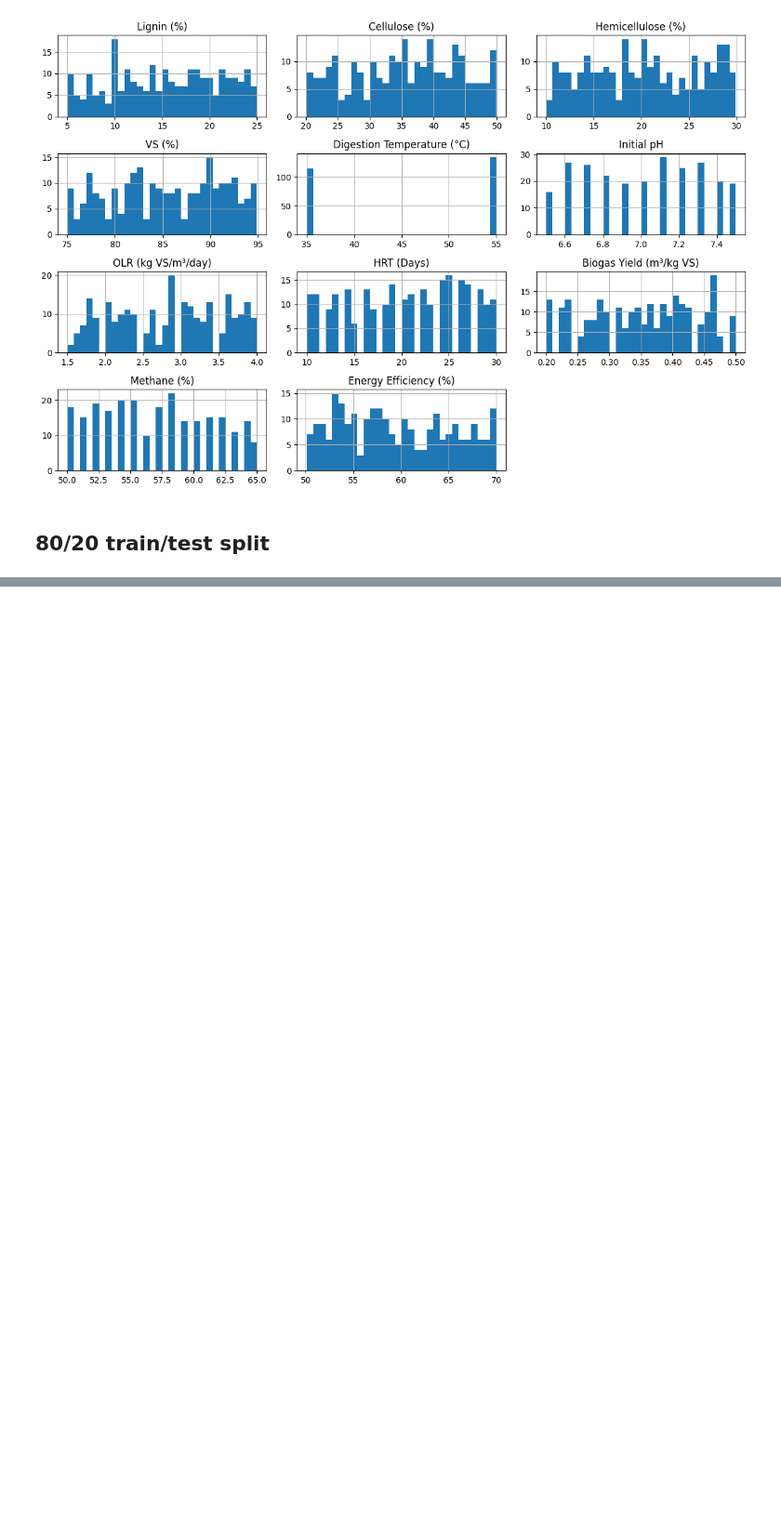
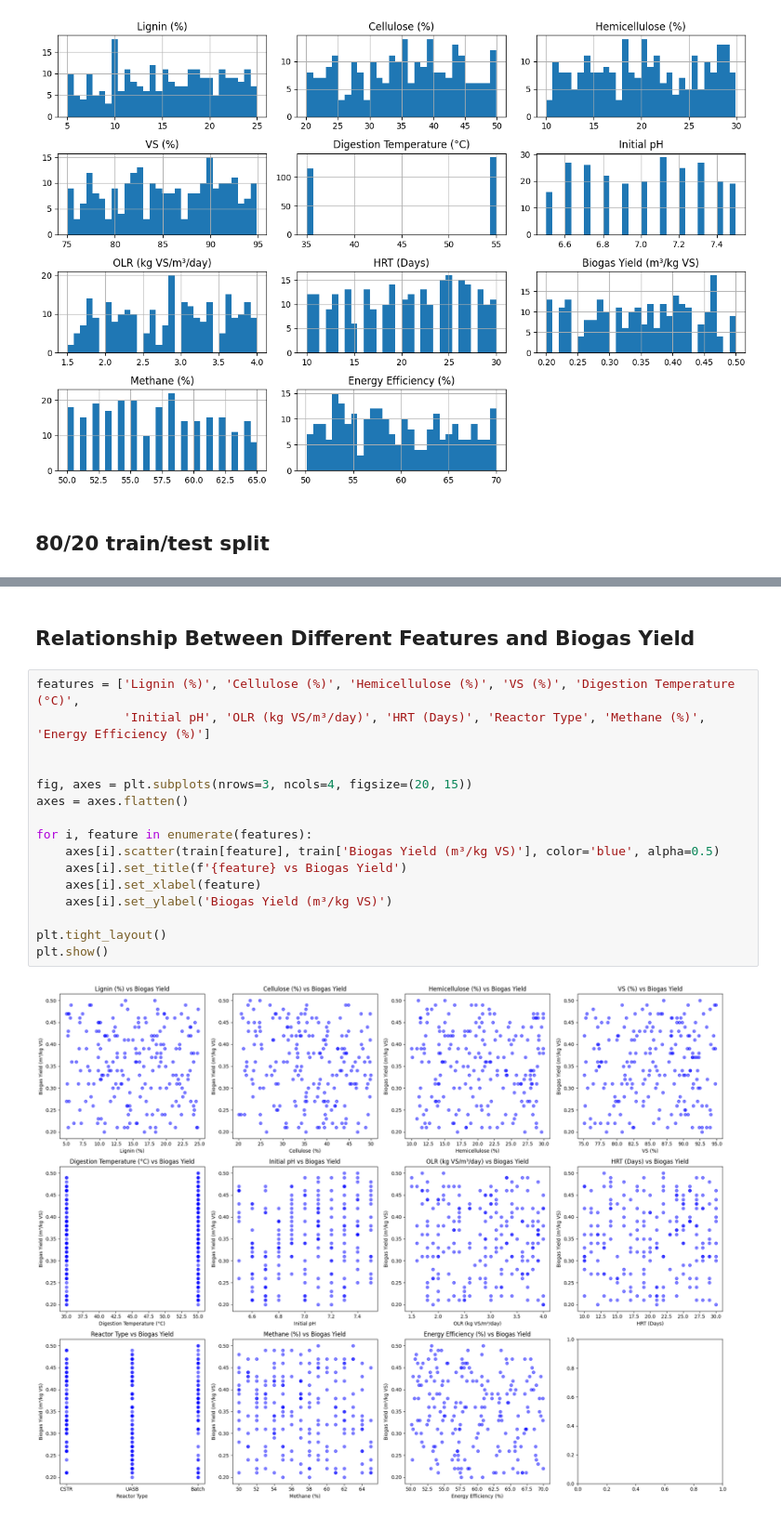
Before and after one commit to alireza8686/biogas-biocomposite-prediction, a Jupyter notebook: main.ipynb, the cells around one changed output, grey strips where cells are left out. Shown at 93% size. Saved outputs shown, nothing was run; the diff lists cells and outputs as text; blank space fills up the shorter version.

```diff
--- a/main.ipynb
+++ b/main.ipynb
@@ -64,0 +71,20 @@ plt.show()
+# %% [markdown]
+## Relationship Between Different Features and Biogas Yield
+# %%
+features = ['Lignin (%)', 'Cellulose (%)', 'Hemicellulose (%)', 'VS (%)', 'Digestion Temperature (°C)',
+            'Initial pH', 'OLR (kg VS/m³/day)', 'HRT (Days)', 'Reactor Type', 'Methane (%)', 'Energy Efficiency (%)']
+
+
+fig, axes = plt.subplots(nrows=3, ncols=4, figsize=(20, 15))
+axes = axes.flatten()
+
+for i, feature in enumerate(features):
+    axes[i].scatter(train[feature], train['Biogas Yield (m³/kg VS)'], color='blue', alpha=0.5)
+    axes[i].set_title(f'{feature} vs Biogas Yield')
+    axes[i].set_xlabel(feature)
+    axes[i].set_ylabel('Biogas Yield (m³/kg VS)')
+
+plt.tight_layout()
+plt.show()
+# %% [output]
+[figure, added]
```
Also changed, not shown: parts of 23 cells of this notebook.
